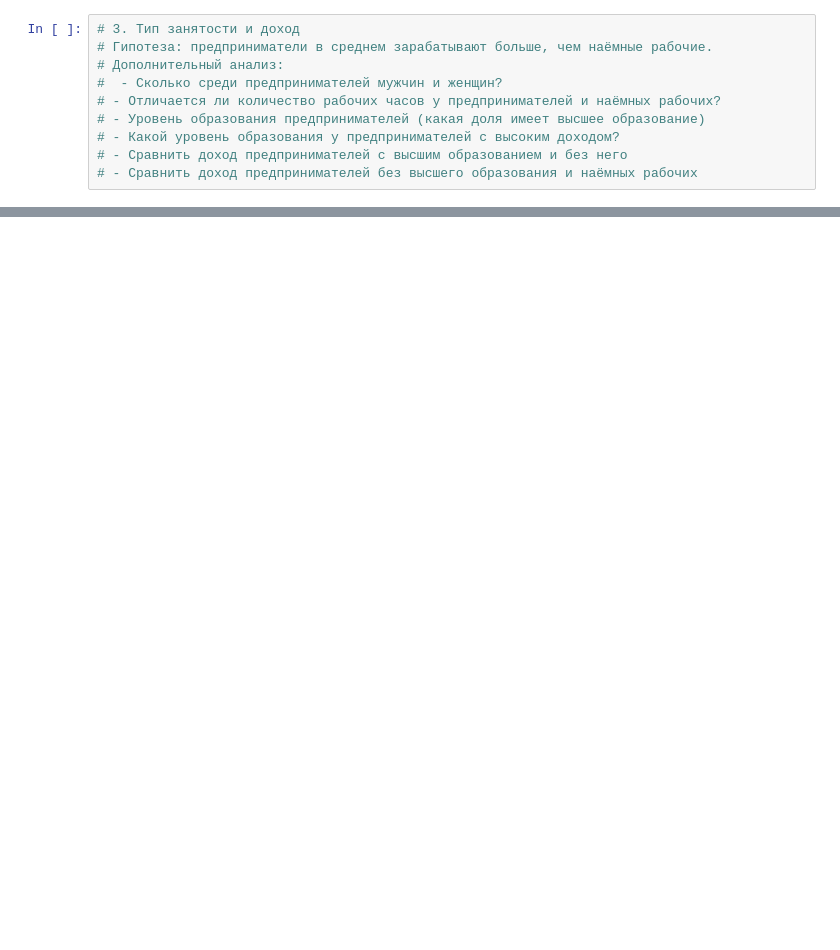
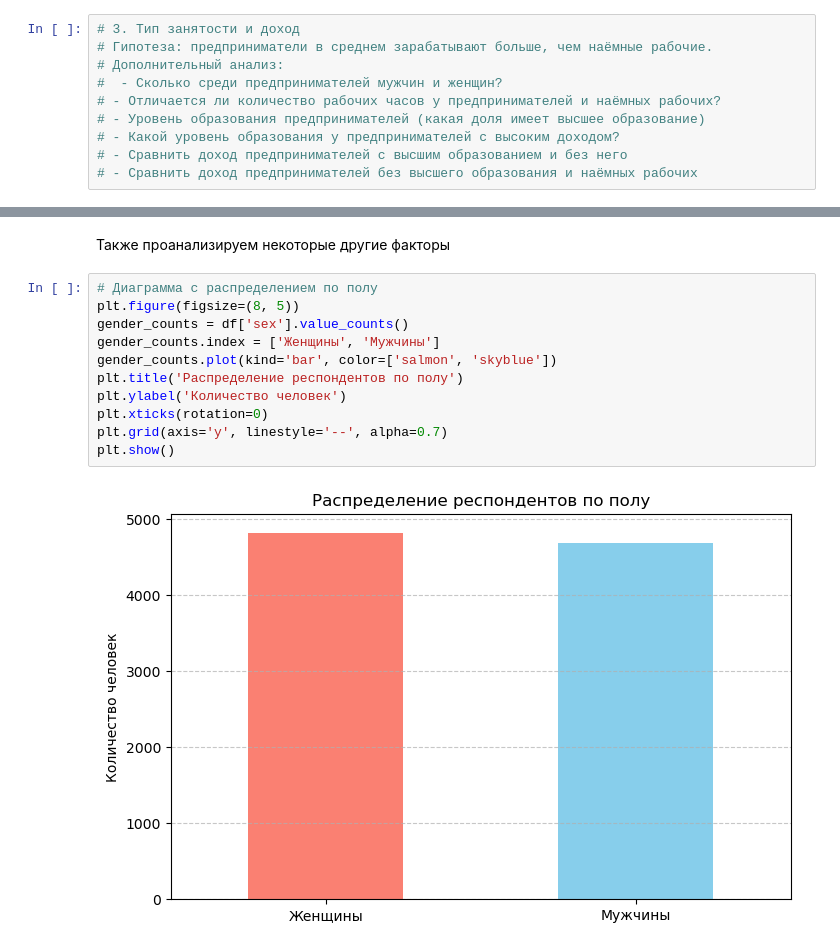
Before and after one commit to Strory/CourseWork3, a Jupyter notebook: Research3.ipynb, the cells around one changed output, grey strips where cells are left out. Saved outputs shown, nothing was run; the diff lists cells and outputs as text; blank space fills up the shorter version.

```diff
--- a/Research3.ipynb
+++ b/Research3.ipynb
@@ -12,0 +336,15 @@ from dataframes import dataframes # словарь датафреймов, кл
+# %% [markdown]
+Также проанализируем некоторые другие факторы
+# %%
+# Диаграмма с распределением по полу
+plt.figure(figsize=(8, 5))
+gender_counts = df['sex'].value_counts()
+gender_counts.index = ['Женщины', 'Мужчины']
+gender_counts.plot(kind='bar', color=['salmon', 'skyblue'])
+plt.title('Распределение респондентов по полу')
+plt.ylabel('Количество человек')
+plt.xticks(rotation=0)
+plt.grid(axis='y', linestyle='--', alpha=0.7)
+plt.show()
+# %% [output]
+[figure, added]
```
Also changed, not shown: parts of 163 cells of this notebook, 9 other files.
